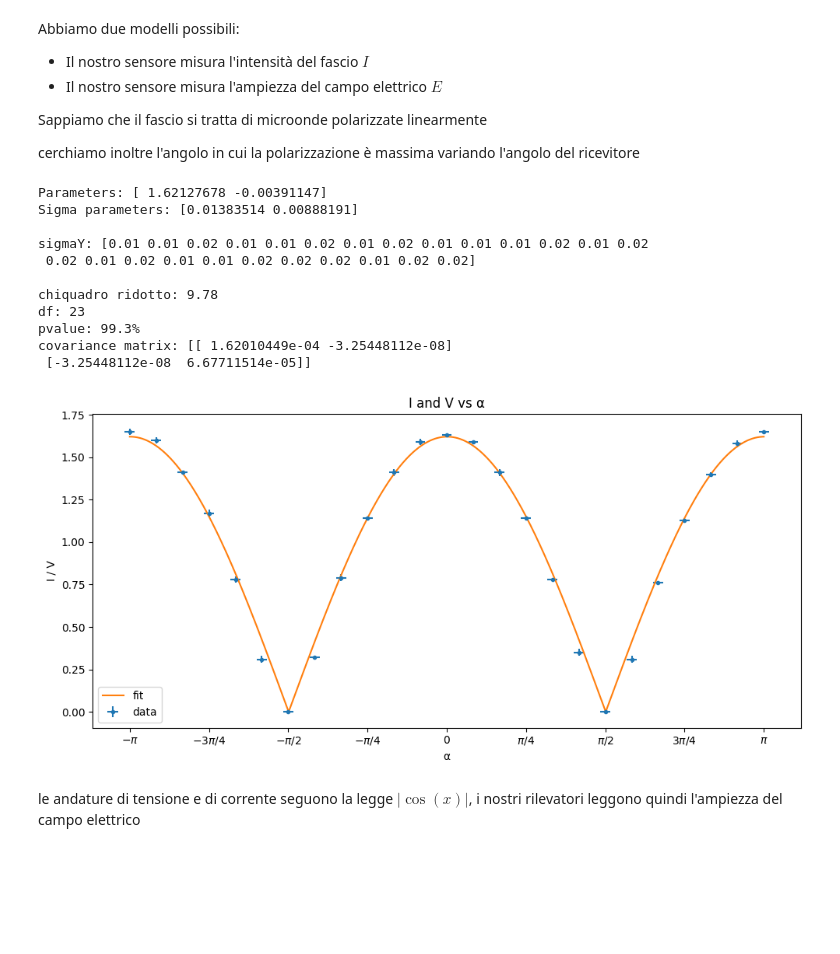
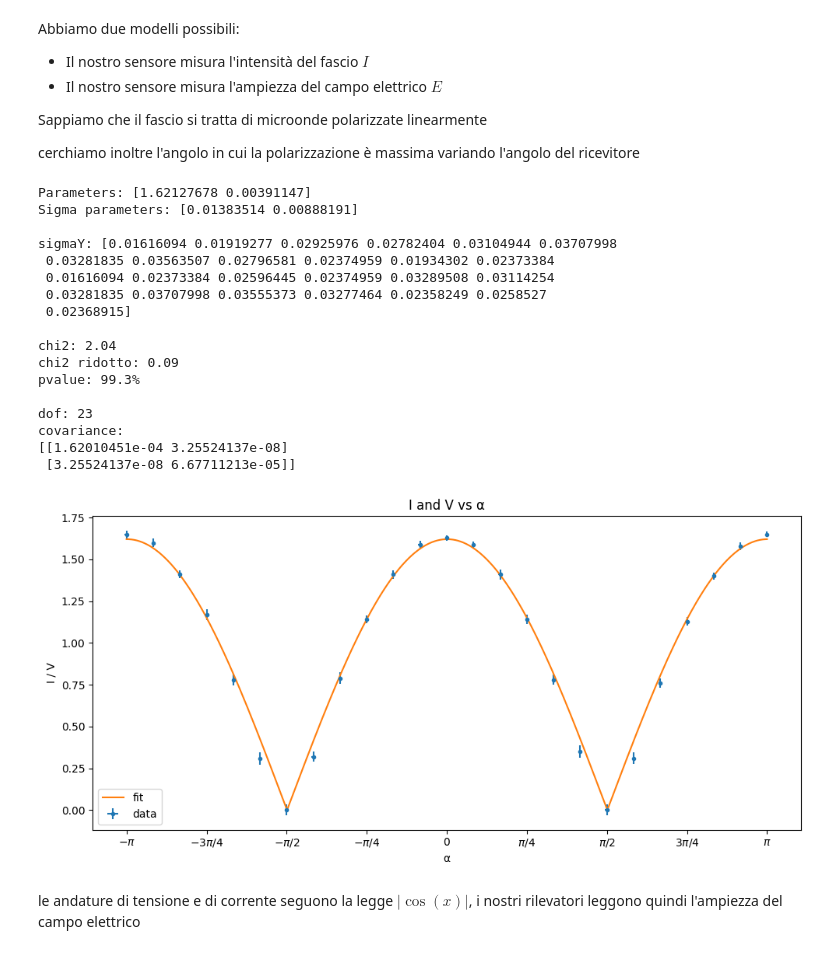
Before and after one commit to CarminatiGiovanni/LaboratorioFisica2, a Jupyter notebook: 20240509micoonde/malus.ipynb, the cells around one changed output. Cells and saved outputs as stored; diff of their text form; code cells hidden in the pictures; blank space fills up the shorter version.

Commit message:
malus with xerr

```diff
--- a/20240509micoonde/malus.ipynb
+++ b/20240509micoonde/malus.ipynb
@@ -25,6 +25,7 @@ V = np.array(fr['V (Volt)']) # Volt
 # I = np.array(fr['I (mA)'])[0:11] # Ampere
 # sigmaI = np.array(fr['sigmaI'])[0:11] # Ampere
 sigmaV = np.array(fr['sigmaV']) # Volt
+sigmaα = np.pi/180 # 1deg
 # %% [markdown]
 Abbiamo due modelli possibili:
 - Il nostro sensore misura l'intensità del fascio $I$
@@ -38,45 +39,62 @@ def legge_malus(α,I0,θ_0):
     return I0 * np.cos(α + θ_0)**2
 
 def campo_polarizzato(α,E0,θ_0):
-    return E0 * np.abs(np.cos(α + θ_0))
+    return E0 * np.abs(np.cos(α - θ_0))
 
-malus_E = Interpolazione(α, V, campo_polarizzato, sigmaV,[0,0])
+def error_prop(α,σα,arg,cov):
+    [E0,θ] = arg
+    [vE,vθ] = np.diag(cov)
+    vEθ = cov[1][1]
+
+    ddE = np.abs(np.cos(α - θ))
+    ddα = E0*np.sign(np.cos(α - θ))*(-np.sin(α - θ))
+    ddθ = -E0* np.sign(np.cos(α - θ))*(-np.sin(α - θ))
+
+    return np.sqrt(ddE**2*vE + ddα**2*σα**2 + ddθ**2*vθ + 2*ddθ*ddE*vEθ)
+
+malus_E = Interpolazione2(α, V, campo_polarizzato,error_prop, sigmaV,sigmaα,[0,0])
 print(malus_E)
 # malus_I = Interpolazione(α, I, campo_polarizzato, sigmaI,[0,0],names=['I0','offset'])
 # %% [output]
-Parameters: [ 1.62127678 -0.00391147]
+Parameters: [1.62127678 0.00391147]
 Sigma parameters: [0.01383514 0.00888191]
 
-sigmaY: [0.01 0.01 0.02 0.01 0.01 0.02 0.01 0.02 0.01 0.01 0.01 0.02 0.01 0.02
- 0.02 0.01 0.02 0.01 0.01 0.02 0.02 0.02 0.01 0.02 0.02]
+sigmaY: [0.01616094 0.01919277 0.02925976 0.02782404 0.03104944 0.03707998
+ 0.03281835 0.03563507 0.02796581 0.02374959 0.01934302 0.02373384
+ 0.01616094 0.02373384 0.02596445 0.02374959 0.03289508 0.03114254
+ 0.03281835 0.03707998 0.03555373 0.03277464 0.02358249 0.0258527
+ 0.02368915]
 
-chiquadro ridotto: 9.78
-df: 23
+chi2: 2.04
+chi2 ridotto: 0.09
 pvalue: 99.3%
-covariance matrix: [[ 1.62010449e-04 -3.25448112e-08]
- [-3.25448112e-08  6.67711514e-05]]
+
+dof: 23
+covariance:
+[[1.62010451e-04 3.25524137e-08]
+ [3.25524137e-08 6.67711213e-05]]
 # %%
 fig, ax = plt.subplots(figsize=(10, 5))
 
 # Plot for V
 
-ax.errorbar(α, V, yerr=sigmaV,xerr=np.pi/180*np.sqrt(2)*2, fmt='.', label='data')
+ax.errorbar(α, V, yerr=malus_E.sigmaY,xerr=malus_E.sigmaX, fmt='.', label='data')
 
 x = np.linspace(-np.pi,np.pi, 10000)
 y = campo_polarizzato(x, *malus_E.bval)
 ax.plot(x,y, label='fit')
 
 
 ax.set_xticks([-np.pi,-3*np.pi/4,-np.pi/2,-np.pi/4,0,np.pi/4, np.pi/2, 3*np.pi/4, np.pi])
 ax.set_xticklabels(['$-\pi$','$-3\pi/4$','$-\pi/2$','$-\pi/4$','$0$','$\pi/4$','$\pi/2$','$3\pi/4$','$\pi$'])
 ax.set_xlabel('α')
 ax.set_ylabel('I / V')
 ax.set_title('I and V vs α')
 ax.legend()
 
 plt.tight_layout()
 plt.show()
 # %% [output]
-[figure, old version]
+[figure, new version]
 # %% [markdown]
 le andature di tensione e di corrente seguono la legge $|\cos(x)|$, i nostri rilevatori leggono quindi l'ampiezza del campo elettrico
```
Also changed, not shown: parts of 1 cell of this notebook.
